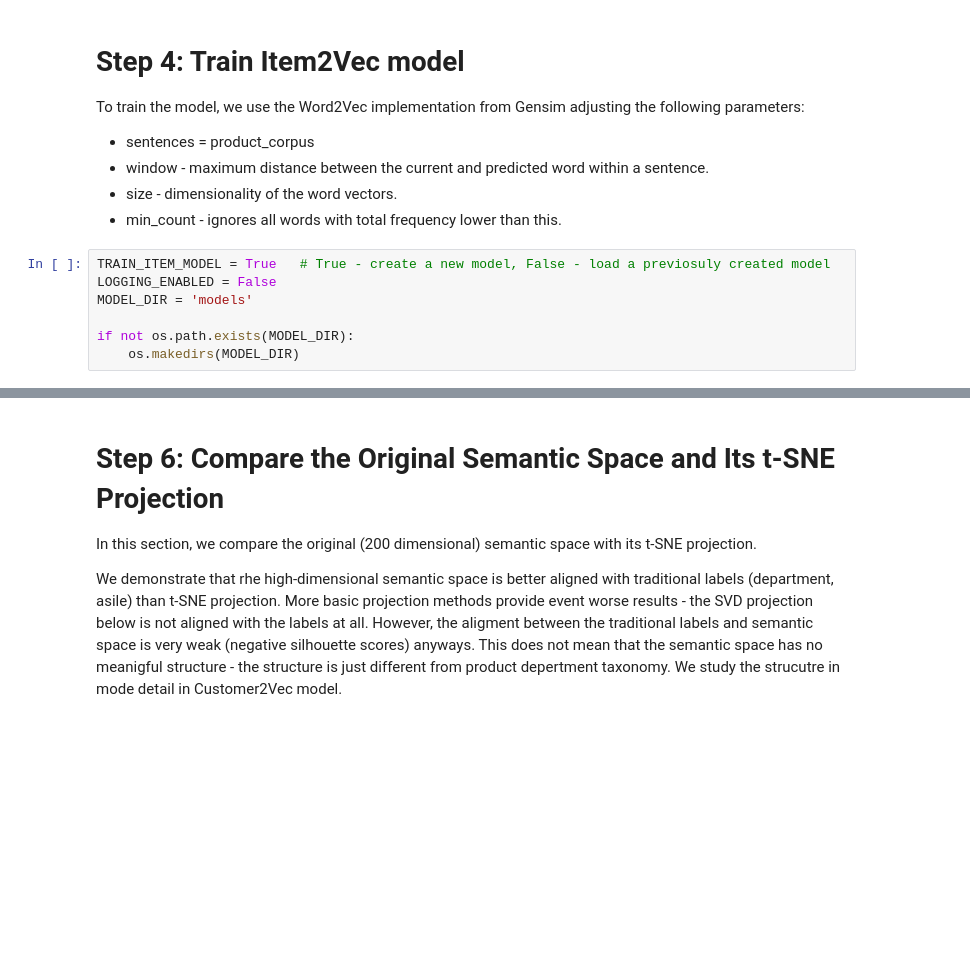
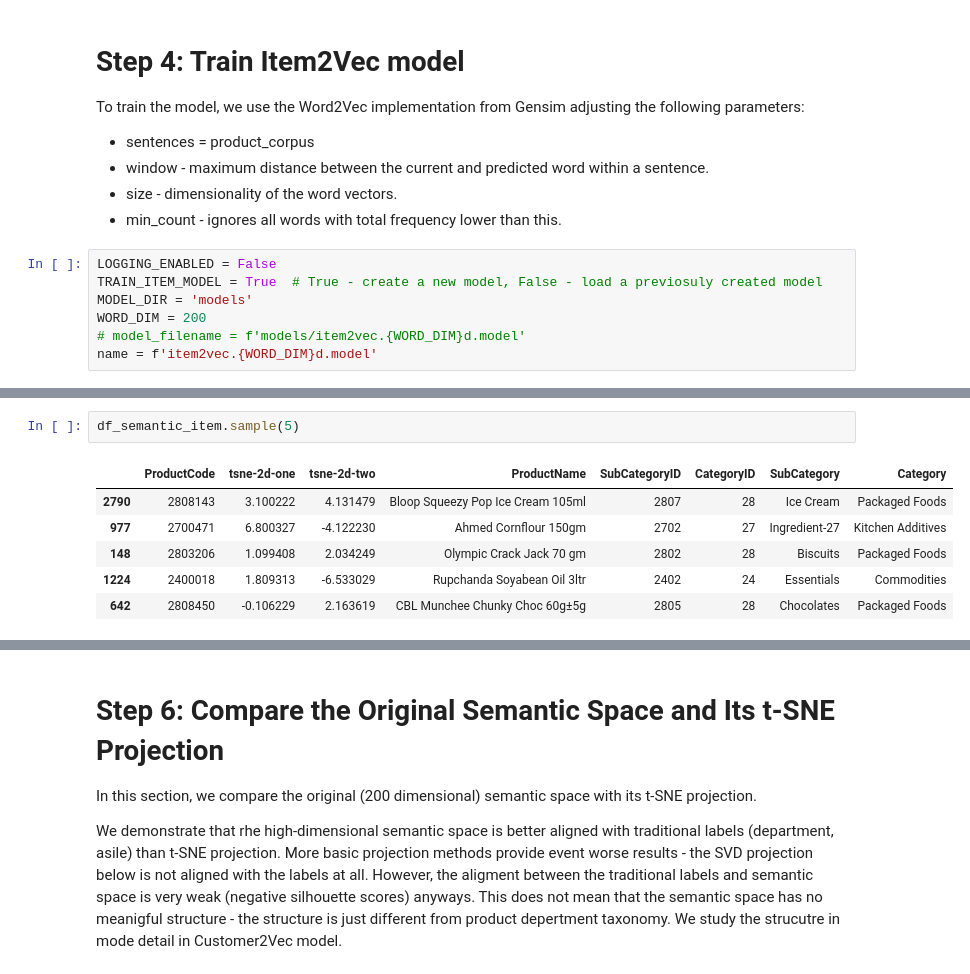
Before and after one commit to shadman-shahid/item-tokenization-model, a Jupyter notebook: item2vec_shwapno.ipynb, the cells around one changed output, grey strips where cells are left out. Drawn from its saved outputs; the diff is of its cells as text; blank space fills up the shorter version.

```diff
--- a/item2vec_shwapno.ipynb
+++ b/item2vec_shwapno.ipynb
@@ -192,10 +259,10 @@ To train the model, we use the Word2Vec implementation from Gensim adjusting the
 * size - dimensionality of the word vectors.
 * min_count - ignores all words with total frequency lower than this.
 # %%
-TRAIN_ITEM_MODEL = True   # True - create a new model, False - load a previosuly created model
 LOGGING_ENABLED = False
+TRAIN_ITEM_MODEL = True  # True - create a new model, False - load a previosuly created model
 MODEL_DIR = 'models'
-
-if not os.path.exists(MODEL_DIR):
-    os.makedirs(MODEL_DIR)
+WORD_DIM = 200
+# model_filename = f'models/item2vec.{WORD_DIM}d.model'
+name = f'item2vec.{WORD_DIM}d.model'
 # %%
@@ -343,3 +589,12 @@ KeyError: 'products'
+# %%
+df_semantic_item.sample(5)
+# %% [output]
+|  | ProductCode | tsne-2d-one | tsne-2d-two | ProductName | SubCategoryID | CategoryID | SubCategory | Category |
+| 2790 | 2808143 | 3.100222 | 4.131479 | Bloop Squeezy Pop Ice Cream 105ml | 2807 | 28 | Ice Cream | Packaged Foods |
+| 977 | 2700471 | 6.800327 | -4.122230 | Ahmed Cornflour 150gm | 2702 | 27 | Ingredient-27 | Kitchen Additives |
+| 148 | 2803206 | 1.099408 | 2.034249 | Olympic Crack Jack 70 gm | 2802 | 28 | Biscuits | Packaged Foods |
+| 1224 | 2400018 | 1.809313 | -6.533029 | Rupchanda Soyabean Oil 3ltr | 2402 | 24 | Essentials | Commodities |
+| 642 | 2808450 | -0.106229 | 2.163619 | CBL Munchee Chunky Choc 60g±5g | 2805 | 28 | Chocolates | Packaged Foods |
 # %%
 #
 # Visualize the entire semantic space and its mapping to the departments
```
Also changed, not shown: parts of 46 cells of this notebook, 7 other files.
